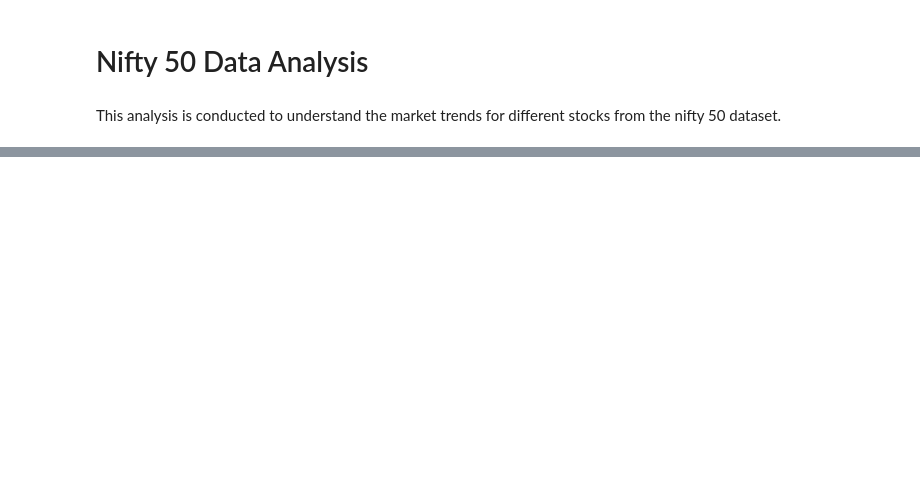
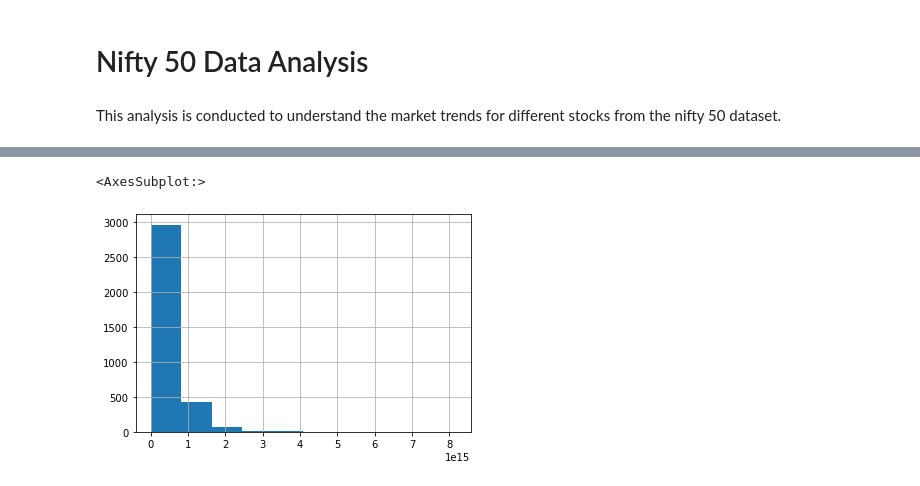
Before and after one commit to shubhamrohilla05/Nifty50-Data-Analysis, a Jupyter notebook: Nifty50-Analysis.ipynb, the cells around one changed output, grey strips where cells are left out. Drawn from its saved outputs; the diff is of its cells as text; code cells hidden in the pictures; blank space fills up the shorter version.

```diff
--- a/Nifty50-Analysis.ipynb
+++ b/Nifty50-Analysis.ipynb
@@ -20,0 +38,2 @@ sbin.head(5)
+# %%
+sbin = sbin.rename_axis('Date').reset_index()
@@ -20,0 +68,2 @@ sbin.head(5)
+# %%
+sbin['Date']= pd.to_datetime(sbin['Date'])
@@ -20,0 +103,5 @@ sbin.head(5)
+# %%
+sbin["Turnover"].hist()     #Matplotlib Version
+# %% [output]
+<AxesSubplot:>
+[figure, added]
```
Also changed, not shown: parts of 10 cells of this notebook.
